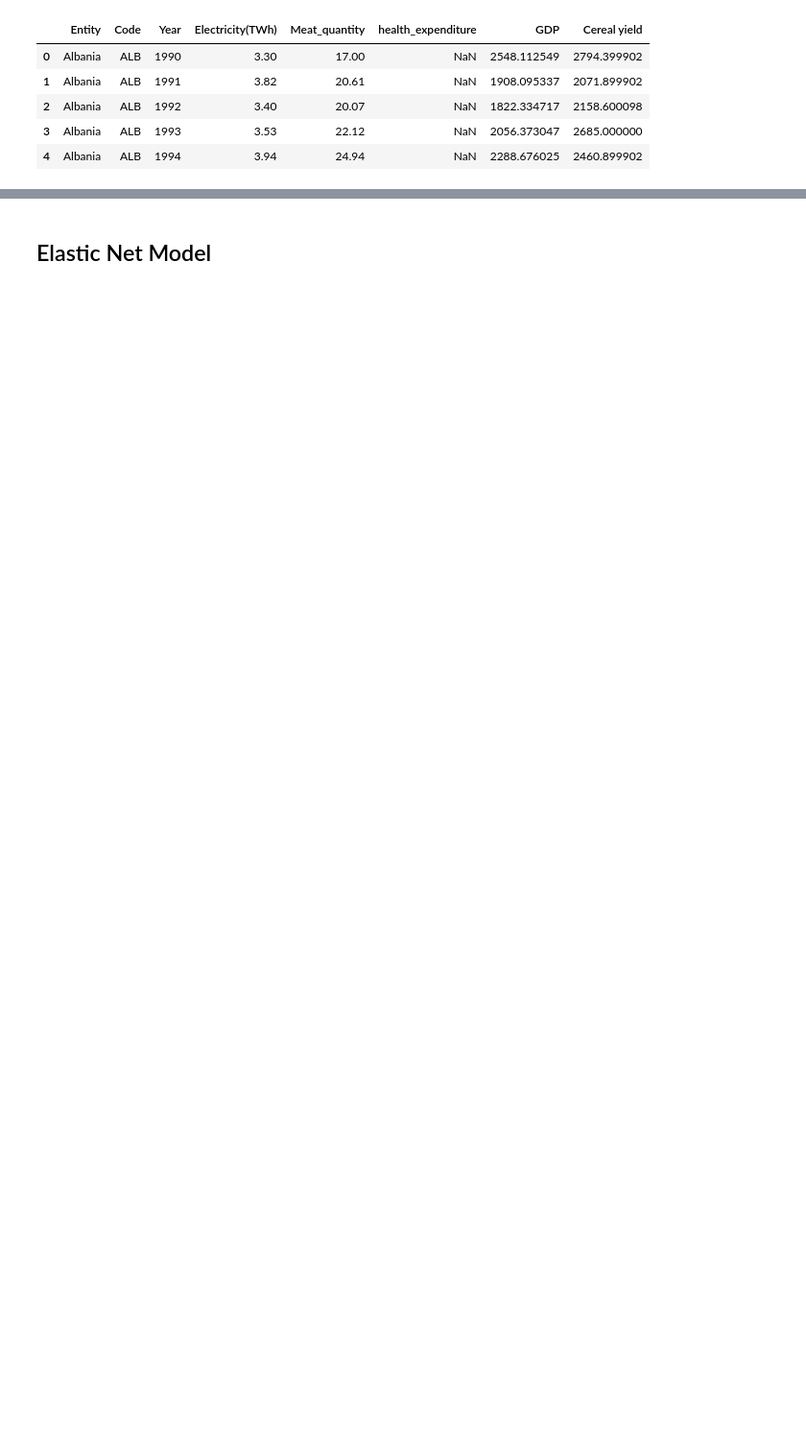
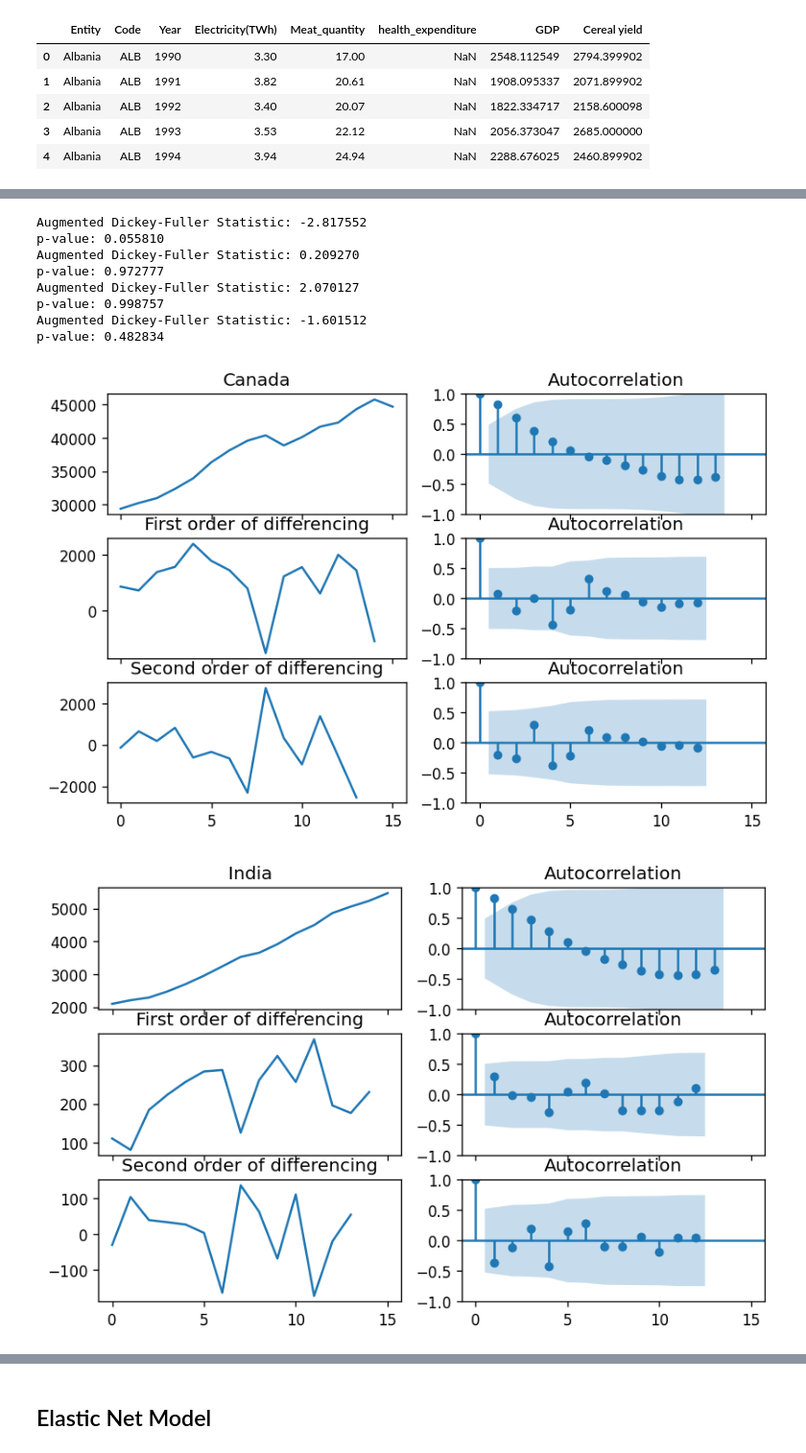
Before and after one commit to NeerajG03/Economic-Growth-Versus-Factors-expenditure-consumption-and-production, a Jupyter notebook: FinalAnalysis/finale.ipynb, the cells around one changed output, grey strips where cells are left out. Shown at 96% size. Cells and saved outputs as stored; diff of their text form; code cells hidden in the pictures; blank space fills up the shorter version.

```diff
--- a/FinalAnalysis/finale.ipynb
+++ b/FinalAnalysis/finale.ipynb
@@ -29,0 +87,15 @@ ytest = testdata[['Entity','Code','Year','GDP']]
+# %%
+from sklearn import linear_model
+
+for each in country:
+    x = xtrain.loc[(data['Entity'] == each),['Electricity(TWh)','health_expenditure','Cereal yield']]
+    xtest_new = xtest.loc[(data['Entity'] == each),['Electricity(TWh)','health_expenditure','Cereal yield']]
+    y = ytrain.loc[(data['Entity'] == each),['GDP']]
+    ytest_new = ytest.loc[(data['Entity'] == each),['GDP']].to_numpy().flatten().round()
+
+    reg =linear_model.LinearRegression()
+    reg.fit(x,y)
+    print(each, " :")
+    print("actual: ",ytest_new)
+    predicts = reg.predict(xtest_new).flatten()
+    print("predicted: ",predicts)
@@ -29,0 +117,43 @@ ytest = testdata[['Entity','Code','Year','GDP']]
+# %%
+from numpy import sqrt,mean,log,diff
+from statsmodels.tsa.seasonal import seasonal_decompose
+from statsmodels.tsa.arima_model import ARIMA
+from pandas.plotting import register_matplotlib_converters
+register_matplotlib_converters()
+import statsmodels.api as sm
+from statsmodels.graphics.tsaplots import plot_acf, plot_pacf
+
+
+
+for each in country:
+    x = xtrain.loc[(data['Entity'] == each),['Year','Electricity(TWh)','health_expenditure','Cereal yield']]
+    y = ytrain.loc[(data['Entity'] == each),['Year','GDP']]
+    y = y.set_index('Year')
+    # performing dickeyfuller test to  determine whether the time series is staionary or not.
+    res = adfuller( y.dropna())
+    print('Augmented Dickey-Fuller Statistic: %f' % res[0])
+    print('p-value: %f' % res[1])
+    #ACF plot
+    plt.rcParams.update({'figure.figsize' : (8,5), 'figure.dpi' : 120})
+    fig, axes = plt.subplots(3, 2, sharex = True)
+    axes[0, 0].plot(y.to_numpy().flatten()); axes[0, 0].set_title(each)
+    plot_acf(y.to_numpy().flatten(), ax = axes[0, 1])
+
+    y1 = y.diff().dropna()
+    axes[1,0].plot(y1.to_numpy().flatten()); axes[1, 0].set_title("First order of differencing")
+    plot_acf(y1.to_numpy().flatten(), ax = axes[1, 1])
+
+    y2 = y.diff().diff().dropna()
+    axes[2,0].plot(y2.to_numpy().flatten()); axes[2, 0].set_title("Second order of differencing")
+    plot_acf(y2.to_numpy().flatten(), ax = axes[2, 1])
+# %% [output]
+Augmented Dickey-Fuller Statistic: -2.817552
+p-value: 0.055810
+Augmented Dickey-Fuller Statistic: 0.209270
+p-value: 0.972777
+Augmented Dickey-Fuller Statistic: 2.070127
+p-value: 0.998757
+Augmented Dickey-Fuller Statistic: -1.601512
+p-value: 0.482834
+[figure, added]
+[figure, added]
```
Also changed, not shown: parts of 17 cells of this notebook.
